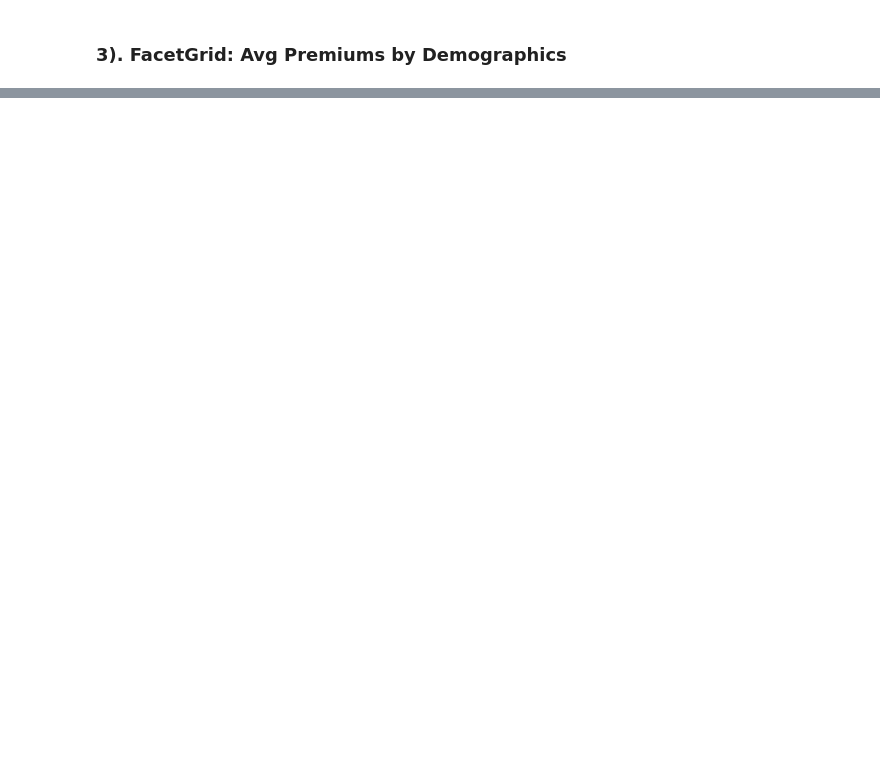
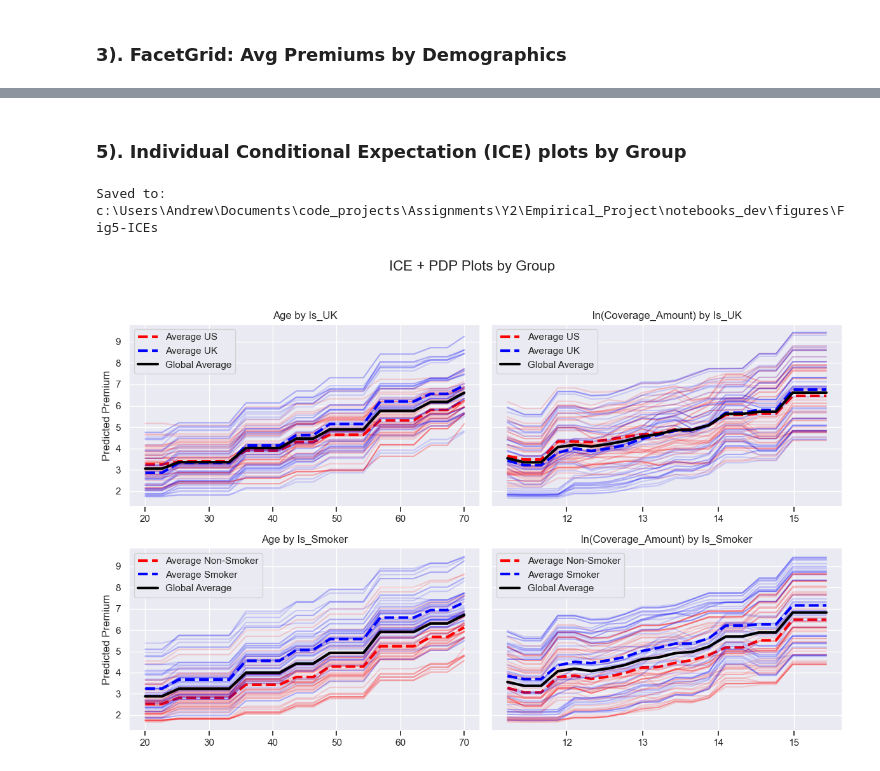
Before and after one commit to freitas-andrew/life-insurance-scraper-ml-study, a Jupyter notebook: notebooks_dev/02_analysis.ipynb, the cells around one changed output, grey strips where cells are left out. Drawn from its saved outputs; the diff is of its cells as text; code cells hidden in the pictures; blank space fills up the shorter version.

```diff
--- a/notebooks_dev/02_analysis.ipynb
+++ b/notebooks_dev/02_analysis.ipynb
@@ -129,0 +181,76 @@ Saved to: c:\Users\Andrew\Documents\code_projects\Assignments\Y2\Empirical_Proje
+# %% [markdown]
+### 5\). Individual Conditional Expectation (ICE) plots by Group
+# %%
+# --- ICE + PDP for Age & ln(Coverage_Amounts), by UK/US and Smoking Status
+# Displaying marginal effects on both individuals and category averages (country and smoking status), to reveal further trends.
+
+# === Configuration ===
+features = ["Age", "ln(Coverage_Amount)"]   # Features to analyse (one per column in subplot)
+group_vars = ["Is_UK", "Is_Smoker"]         # Categorical grouping vars (one per row)
+grid_resolution = 20                        # Number of points to compute per feature
+individuals_per_group = 50                  # Max individuals to sample per group for ICE
+group_colors = {0: "red", 1: "blue"}        # Consistent coloring per binary group
+
+# Custom labels for legend display
+label_mappings = {
+    "Is_UK": {0: "US", 1: "UK"},
+    "Is_Smoker": {0: "Non-Smoker", 1: "Smoker"}
+}
+
+# Setting up subplots
+fig, axes = plt.subplots(2, 2, figsize=(6 * 2, 4 * 2), sharey='row')
+fig.suptitle("ICE + PDP Plots by Group", fontsize=16)
+
+
+# === Iterating through each subplot, feature (cols) × group var (rows) ===
+for i, feature in enumerate(features):
+    for j, group_var in enumerate(group_vars):
+        ax = axes[j, i] # Accessing current subplot axis
+        feature_vals = np.linspace(X_test[feature].min(), X_test[feature].max(), grid_resolution) # Grid of values to plot
+
+        all_ice_lines = [] # Tracking for global pDP overlay
+
+        # Plotting separately for each group value (0 or 1)
+        for group_val in sorted(X_test[group_var].unique()):
+            # Convert 0/1 to readable label (e.g., "Smoker" vs "Non-Smoker")
+            mapped_label = label_mappings.get(group_var, {}).get(group_val, f"{group_var} = {group_val}")
+            label = f"{mapped_label}"
+            color = group_colors.get(group_val, "gray")
+
+            # Filter go group-specific samples, then randomly sample individuals
+            group_df = X_test[X_test[group_var] == group_val].copy()
+            sample_df = group_df.sample(min(individuals_per_group, len(group_df)), random_state=42)
+
+            ice_lines = []
+            # Generate ICE curves for sampled individuals
+            for _, row in sample_df.iterrows():
+                X_temp = pd.DataFrame([row] * grid_resolution)  # Duplicate row for manipulation
+                X_temp[feature] = feature_vals                  # Vary the feature of interest
+                preds = model.predict(X_temp)
+                ice_lines.append(preds)
+                all_ice_lines.append(preds)
+                ax.plot(feature_vals, preds, alpha=0.15, color=color) # Plotting individual ICE lines
+
+            # Add PDP (mean of ICE) per group
+            mean_preds = np.mean(ice_lines, axis=0)
+            ax.plot(feature_vals, mean_preds, label=f"Average {label}", linewidth=3, color=color, linestyle="--")
+
+        # Adding global PDP overlay (if any lines exist)
+        if all_ice_lines:
+            global_pdp = np.mean(all_ice_lines, axis=0)
+            ax.plot(feature_vals, global_pdp, label="Global Average", linewidth=3, color="black")
+
+
+        # Label formatting
+        ax.set_title(f"{feature} by {group_var}")
+        ax.tick_params(bottom=True)
+        ax.set_ylabel("Predicted Premium" if i == 0 else "")  # Y label on first col only
+        ax.legend()
+
+# Adjusting spacing to avoid overlap with suptitle
+plt.tight_layout(rect=[0, 0, 1, 0.95])
+save_fig(plt, "Fig5-ICEs")
+plt.show()
+# %% [output]
+Saved to: c:\Users\Andrew\Documents\code_projects\Assignments\Y2\Empirical_Project\notebooks_dev\figures\Fig5-ICEs
+[figure, added]
```
Also changed, not shown: parts of 20 cells of this notebook, 22 other files.
